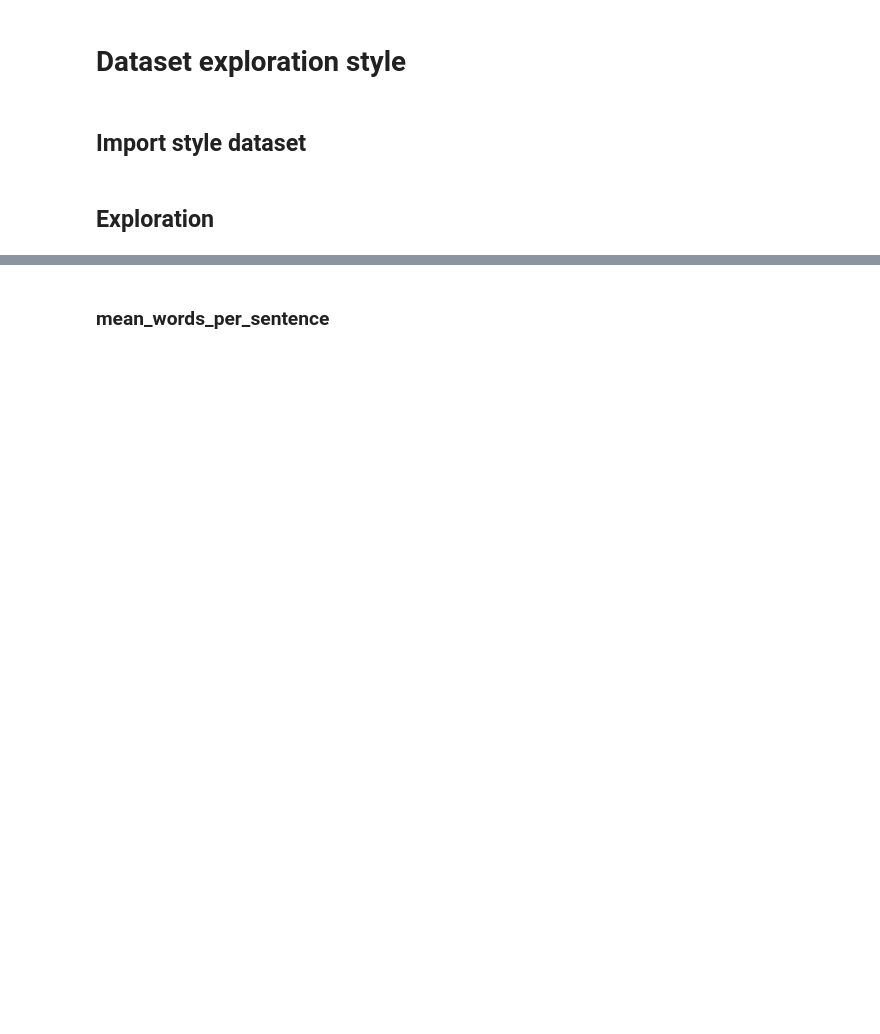
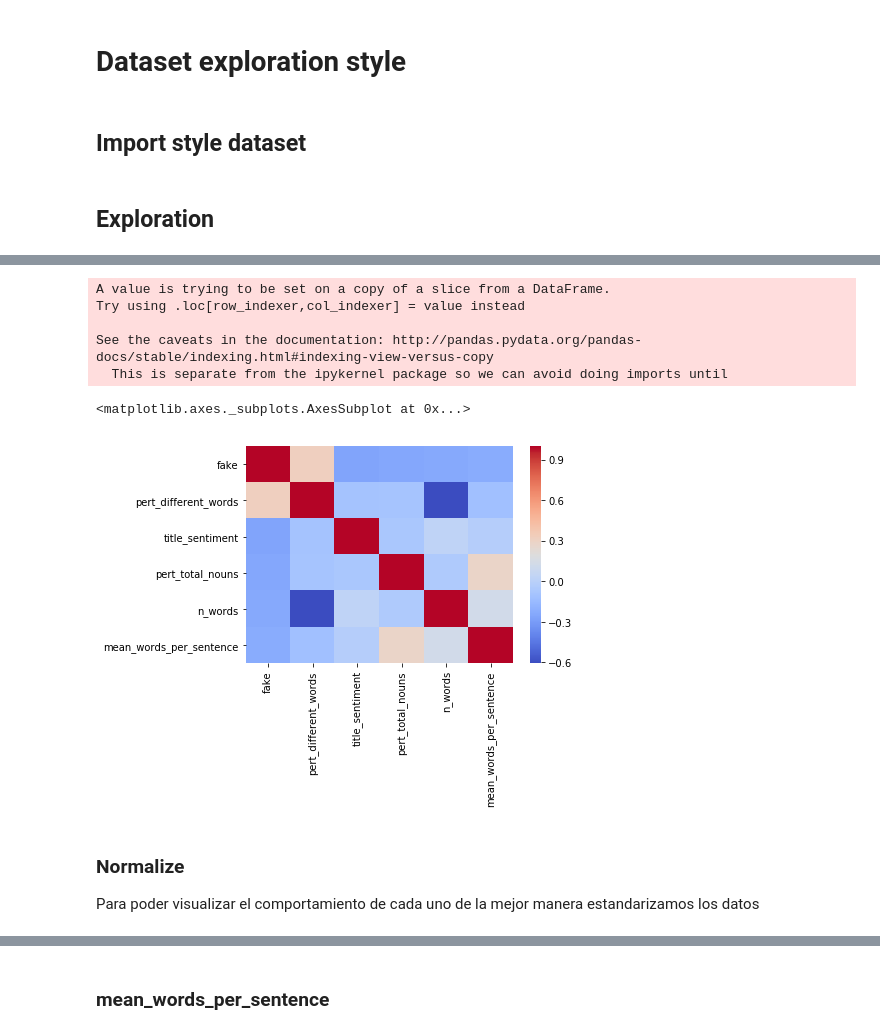
Before and after one commit to FNClassificator/FNC, a Jupyter notebook: src/fake_news_detector/exploration/dataset_exploration_style.ipynb, the cells around one changed output, grey strips where cells are left out. Cells and saved outputs as stored; diff of their text form; code cells hidden in the pictures; blank space fills up the shorter version.

```diff
--- a/src/fake_news_detector/exploration/dataset_exploration_style.ipynb
+++ b/src/fake_news_detector/exploration/dataset_exploration_style.ipynb
@@ -29,0 +75,17 @@ df.head()
+# %%
+names =  ['fake', 'pert_different_words', 'title_sentiment', 'pert_total_nouns', 'n_words', 'mean_words_per_sentence' ]
+dataset = df[names]
+dataset['fake'] = df['fake']*1
+sns.heatmap(dataset.corr(), cmap='coolwarm')
+# %% [output]
+A value is trying to be set on a copy of a slice from a DataFrame.
+Try using .loc[row_indexer,col_indexer] = value instead
+
+See the caveats in the documentation: http://pandas.pydata.org/pandas-docs/stable/indexing.html#indexing-view-versus-copy
+  This is separate from the ipykernel package so we can avoid doing imports until
+<matplotlib.axes._subplots.AxesSubplot at 0x...>
+[figure, added]
+# %% [markdown]
+### Normalize
+
+Para poder visualizar el comportamiento de cada uno de la mejor manera estandarizamos los datos
```
Also changed, not shown: parts of 59 cells of this notebook.
